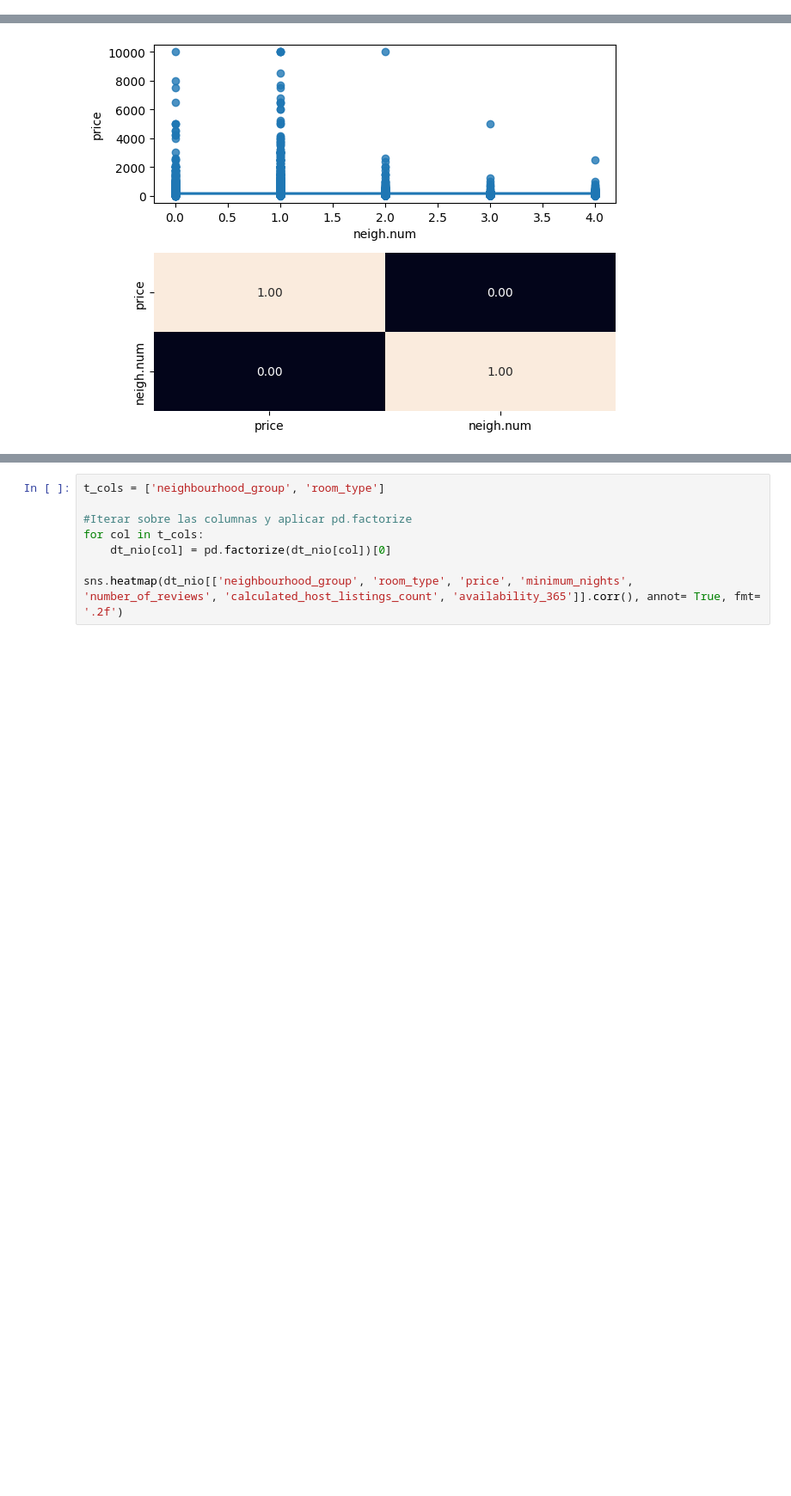
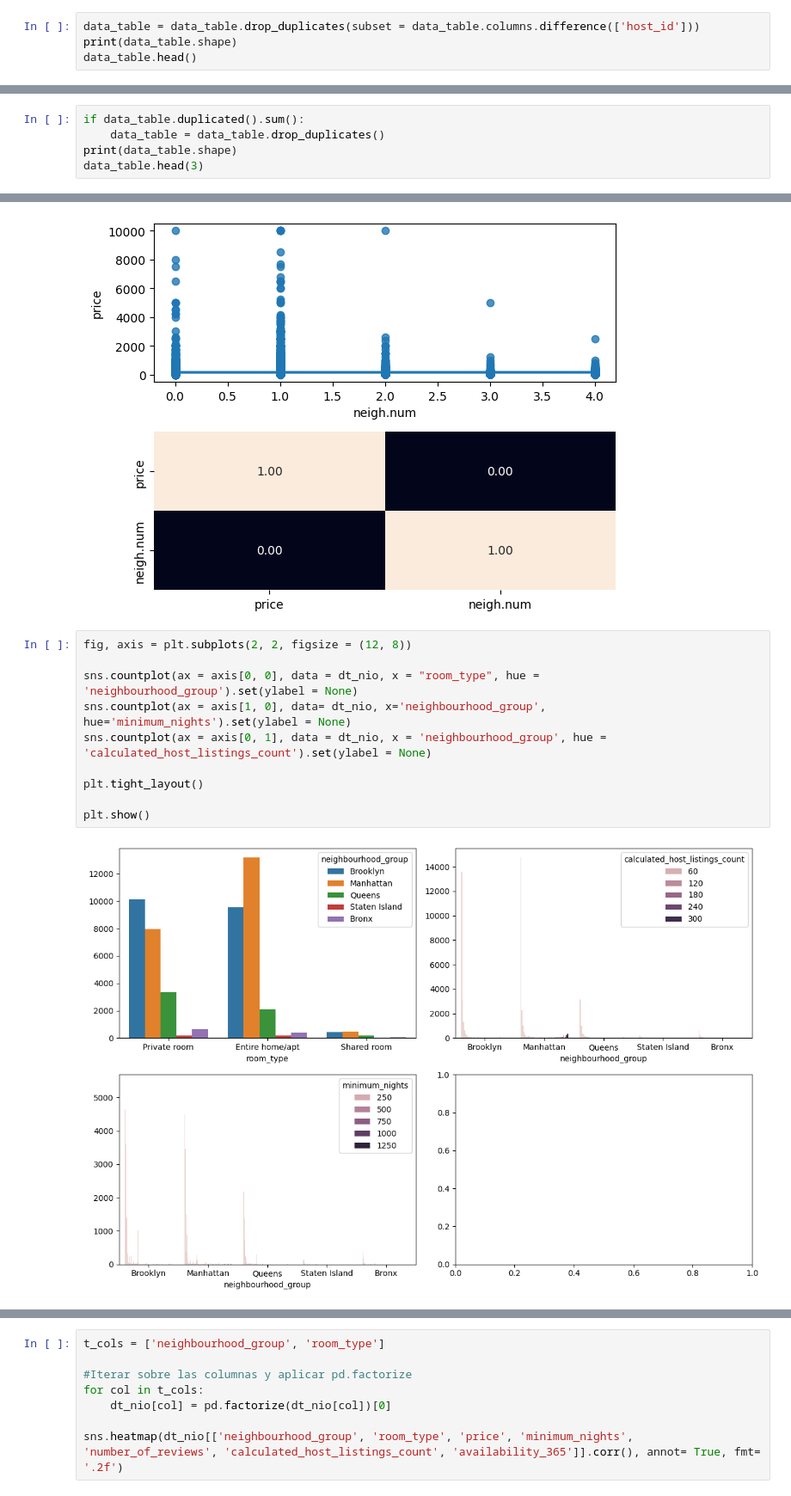
Before and after one commit to Yakondra/eda-repository-, a Jupyter notebook: src/explore.ipynb, the cells around one changed output, grey strips where cells are left out. Shown at 86% size. Saved outputs shown, nothing was run; the diff lists cells and outputs as text; blank space fills up the shorter version.

```diff
--- a/src/explore.ipynb
+++ b/src/explore.ipynb
@@ -38,0 +56,4 @@ memory usage: 6.0+ MB
+# %%
+data_table = data_table.drop_duplicates(subset = data_table.columns.difference(['host_id']))
+print(data_table.shape)
+data_table.head()
@@ -38,0 +72,5 @@ memory usage: 6.0+ MB
+# %%
+if data_table.duplicated().sum():
+    data_table = data_table.drop_duplicates()
+print(data_table.shape)
+data_table.head(3)
@@ -102,3 +152,15 @@ plt.tight_layout()
 plt.show()
 # %% [output]
 [figure]
+# %%
+fig, axis = plt.subplots(2, 2, figsize = (12, 8))
+
+sns.countplot(ax = axis[0, 0], data = dt_nio, x = "room_type", hue = 'neighbourhood_group').set(ylabel = None)
+sns.countplot(ax = axis[1, 0], data= dt_nio, x='neighbourhood_group', hue='minimum_nights').set(ylabel = None)
+sns.countplot(ax = axis[0, 1], data = dt_nio, x = 'neighbourhood_group', hue = 'calculated_host_listings_count').set(ylabel = None)
+
+plt.tight_layout()
+
+plt.show()
+# %% [output]
+[figure, added]
```
Also changed, not shown: parts of 22 cells of this notebook.
